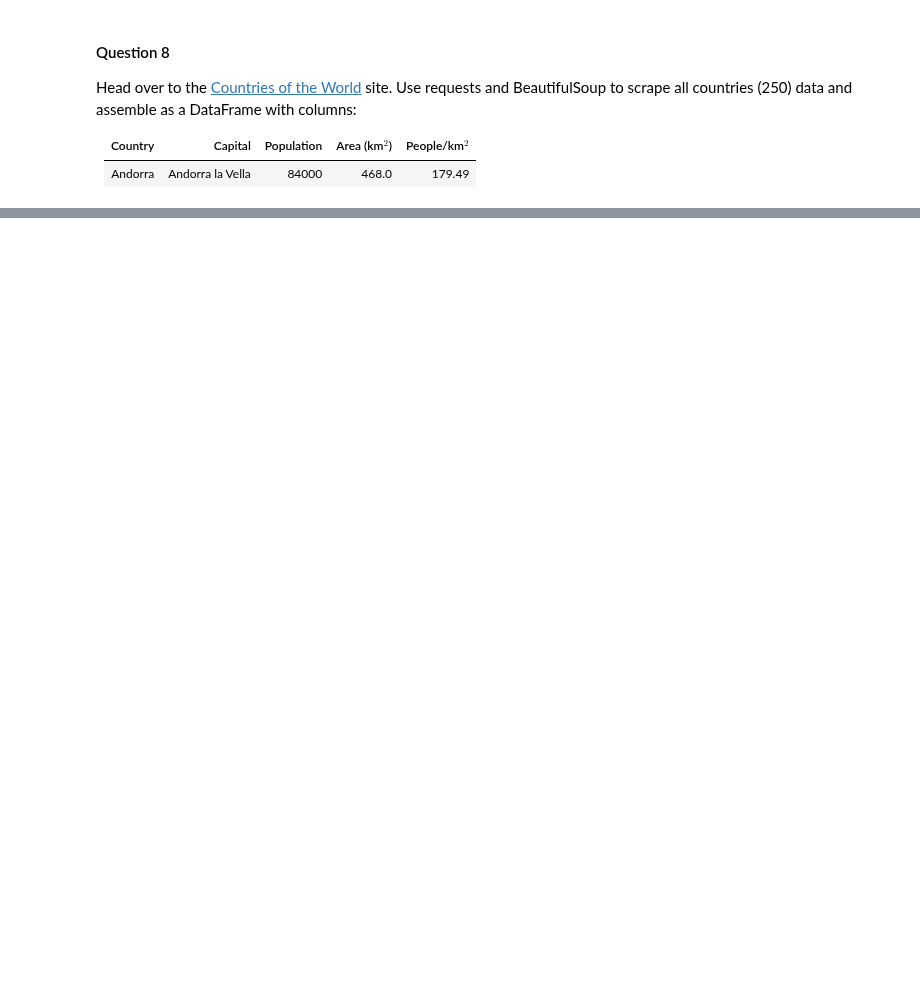
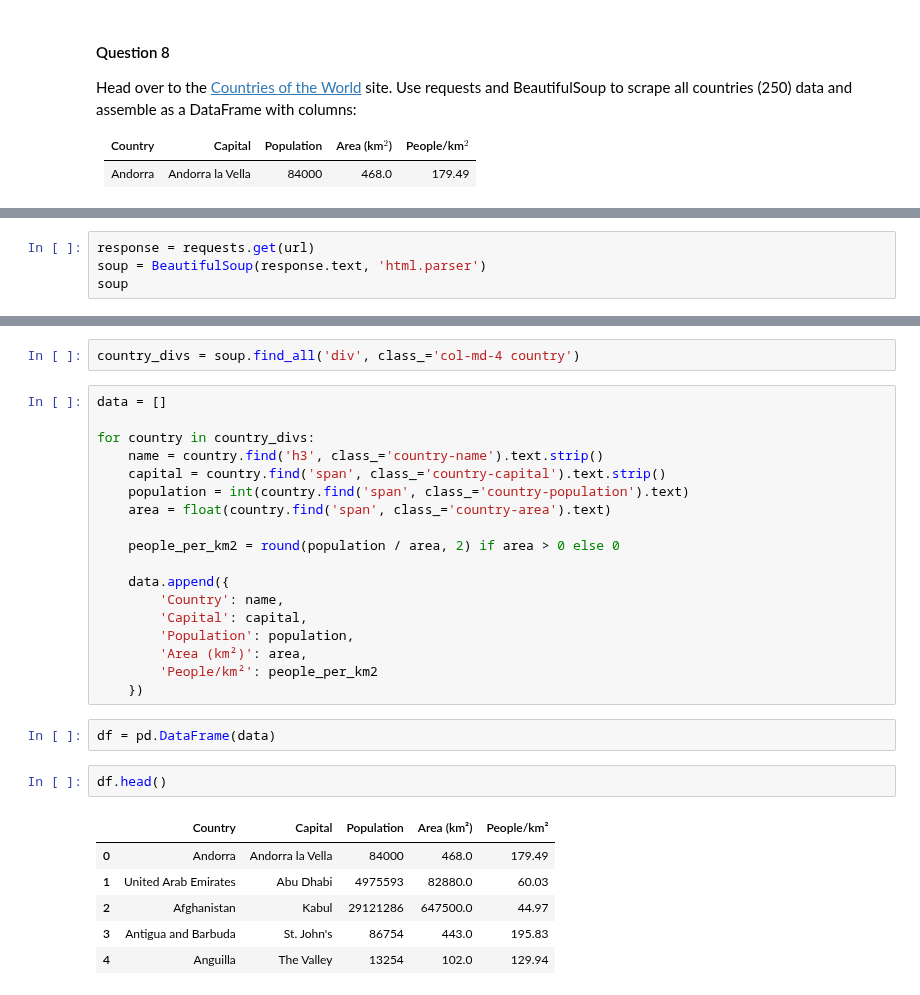
Before and after one commit to josepeon/python_dad_class, a Jupyter notebook: dad_apis_webscraping_hw.ipynb, the cells around one changed output, grey strips where cells are left out. Drawn from its saved outputs; the diff is of its cells as text; blank space fills up the shorter version.

```diff
--- a/dad_apis_webscraping_hw.ipynb
+++ b/dad_apis_webscraping_hw.ipynb
@@ -227,0 +305,4 @@ Head over to the [Countries of the World](https://www.scrapethissite.com/pages/s
+# %%
+response = requests.get(url)
+soup = BeautifulSoup(response.text, 'html.parser')
+soup
@@ -227,0 +327,31 @@ Head over to the [Countries of the World](https://www.scrapethissite.com/pages/s
+# %%
+country_divs = soup.find_all('div', class_='col-md-4 country')
+# %%
+data = []
+
+for country in country_divs:
+    name = country.find('h3', class_='country-name').text.strip()
+    capital = country.find('span', class_='country-capital').text.strip()
+    population = int(country.find('span', class_='country-population').text)
+    area = float(country.find('span', class_='country-area').text)
+
+    people_per_km2 = round(population / area, 2) if area > 0 else 0
+
+    data.append({
+        'Country': name,
+        'Capital': capital,
+        'Population': population,
+        'Area (km²)': area,
+        'People/km²': people_per_km2
+    })
+# %%
+df = pd.DataFrame(data)
+# %%
+df.head()
+# %% [output]
+|  | Country | Capital | Population | Area (km²) | People/km² |
+| 0 | Andorra | Andorra la Vella | 84000 | 468.0 | 179.49 |
+| 1 | United Arab Emirates | Abu Dhabi | 4975593 | 82880.0 | 60.03 |
+| 2 | Afghanistan | Kabul | 29121286 | 647500.0 | 44.97 |
+| 3 | Antigua and Barbuda | St. John's | 86754 | 443.0 | 195.83 |
+| 4 | Anguilla | The Valley | 13254 | 102.0 | 129.94 |
```
Also changed, not shown: parts of 12 cells of this notebook.
